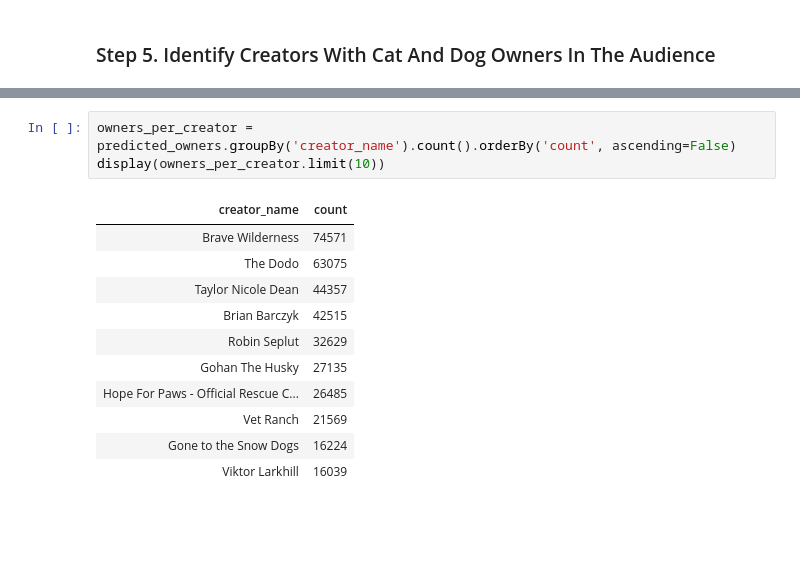
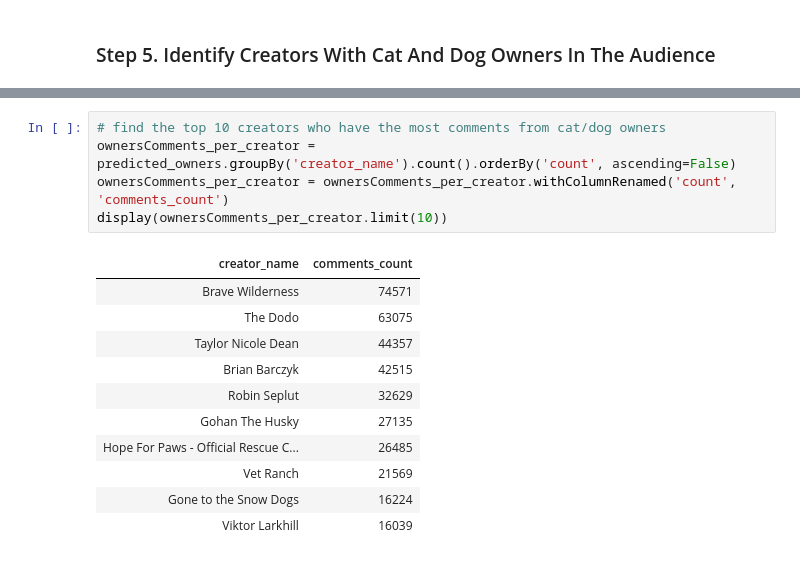
Before and after one commit to shuang379/youtube_comments_analysis, a Jupyter notebook: Youtube Comments Analysis.ipynb, the cells around one changed output, grey strips where cells are left out. Saved outputs shown, nothing was run; the diff lists cells and outputs as text; blank space fills up the shorter version.

```diff
--- a/Youtube Comments Analysis.ipynb
+++ b/Youtube Comments Analysis.ipynb
@@ -427,8 +473,10 @@ predicted_owners.show(5)
 # %%
-owners_per_creator = predicted_owners.groupBy('creator_name').count().orderBy('count', ascending=False)
-display(owners_per_creator.limit(10))
+# find the top 10 creators who have the most comments from cat/dog owners
+ownersComments_per_creator = predicted_owners.groupBy('creator_name').count().orderBy('count', ascending=False)
+ownersComments_per_creator = ownersComments_per_creator.withColumnRenamed('count', 'comments_count')
+display(ownersComments_per_creator.limit(10))
 # %% [output]
-| creator_name | count |
+| creator_name | comments_count |
 | Brave Wilderness | 74571 |
 | The Dodo | 63075 |
 | Taylor Nicole Dean | 44357 |
```
Also changed, not shown: parts of 26 cells of this notebook, 6 other files.
